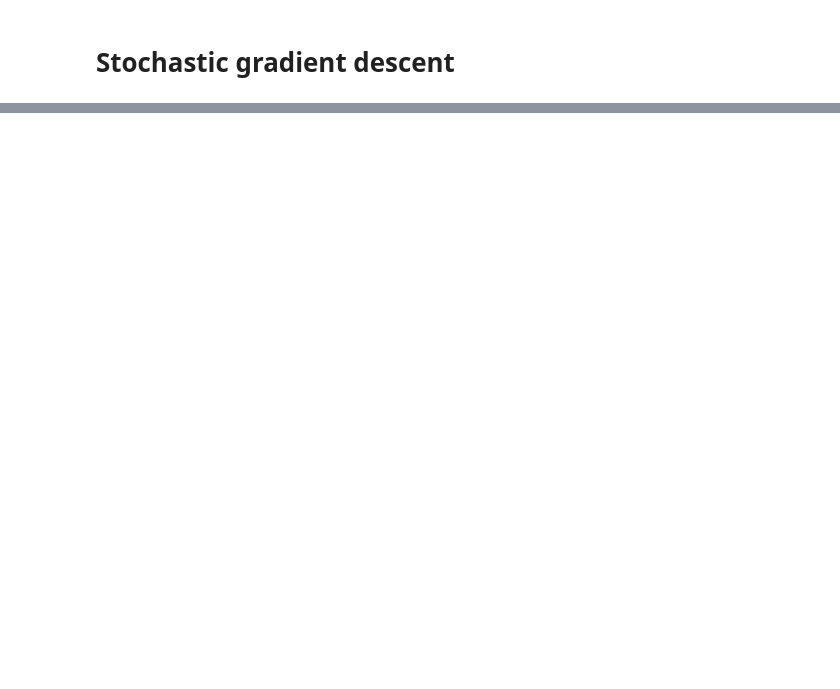
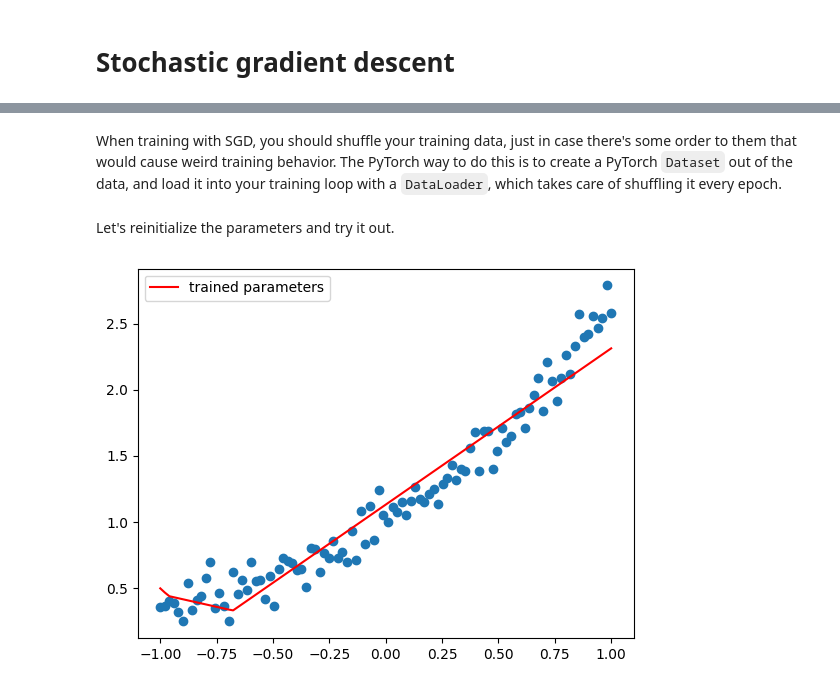
Before and after one commit to damtharvey/reu2023, a Jupyter notebook: 3_stochastic_gradient_descent.ipynb, the cells around one changed output, grey strips where cells are left out. Cells and saved outputs as stored; diff of their text form; code cells hidden in the pictures; blank space fills up the shorter version.

```diff
--- a/3_stochastic_gradient_descent.ipynb
+++ b/3_stochastic_gradient_descent.ipynb
@@ -242,26 +379,0 @@ To show our training progress, we show the sum of the loss over all minibatches.
-# %%
-function stochastic_gradient_descent()
-    for epoch in 1:EPOCHS
-        loss_ = 0
-        for (minibatch_X, minibatch_y) in zip(minibatches_X, minibatches_y)
-            y_hat, A, Z = f_hat(minibatch_X)
-
-            ∇_W1_L_ = ∇_W1_L(minibatch_X, y_hat, minibatch_y, Z)
-            ∇_B1_L_ = ∇_B1_L(minibatch_X, y_hat, minibatch_y, Z)
-            ∇_W2_L_ = ∇_W2_L(minibatch_X, y_hat, minibatch_y, A)
-            ∇_B2_L_ = ∇_B2_L(minibatch_X, y_hat, minibatch_y)
-
-            global W1 = W1 - LEARNING_RATE .* ∇_W1_L_
-            global B1 = B1 - LEARNING_RATE .* ∇_B1_L_
-            global W2 = W2 - LEARNING_RATE .* ∇_W2_L_
-            global B2 = B2 - LEARNING_RATE .* ∇_B2_L_
-
-            loss_ += loss(y_hat, minibatch_y')
-        end
-
-        if epoch % 10000 == 0
-            println("Epoch: $epoch. Loss: $loss_")
-        end
-    end
-end
-;
@@ -286,0 +382,4 @@ plot!(X, f_hat(X)[1]', label="after training")
+# %% [markdown]
+When training with SGD, you should shuffle your training data, just in case there's some order to them that would cause weird training behavior. The PyTorch way to do this is to create a PyTorch `Dataset` out of the data, and load it into your training loop with a `DataLoader`, which takes care of shuffling it every epoch.
+# %%
+dataloader = data.DataLoader(data.TensorDataset(x, y), batch_size=BATCH_SIZE, shuffle=True)
@@ -286,0 +419,20 @@ plot!(X, f_hat(X)[1]', label="after training")
+# %% [markdown]
+Let's reinitialize the parameters and try it out.
+# %%
+w1 = torch.randn(1, N_HIDDEN_UNITS)
+b1 = torch.zeros(N_HIDDEN_UNITS)
+w2 = torch.randn(N_HIDDEN_UNITS, 1)
+b2 = torch.zeros(1)
+
+w1, b1, w2, b2 = stochastic_gradient_descent(w1, b1, w2, b2)
+# %%
+plt.clf()
+plt.scatter(x.cpu().numpy(), y)
+plt.plot(x.cpu().numpy(),
+         f_hat(x, w1, b1, w2, b2)[2].cpu().numpy(),
+         color="red",
+         label="trained parameters")
+plt.legend()
+plt.show()
+# %% [output]
+[figure, added]
```
Also changed, not shown: parts of 115 cells of this notebook.
